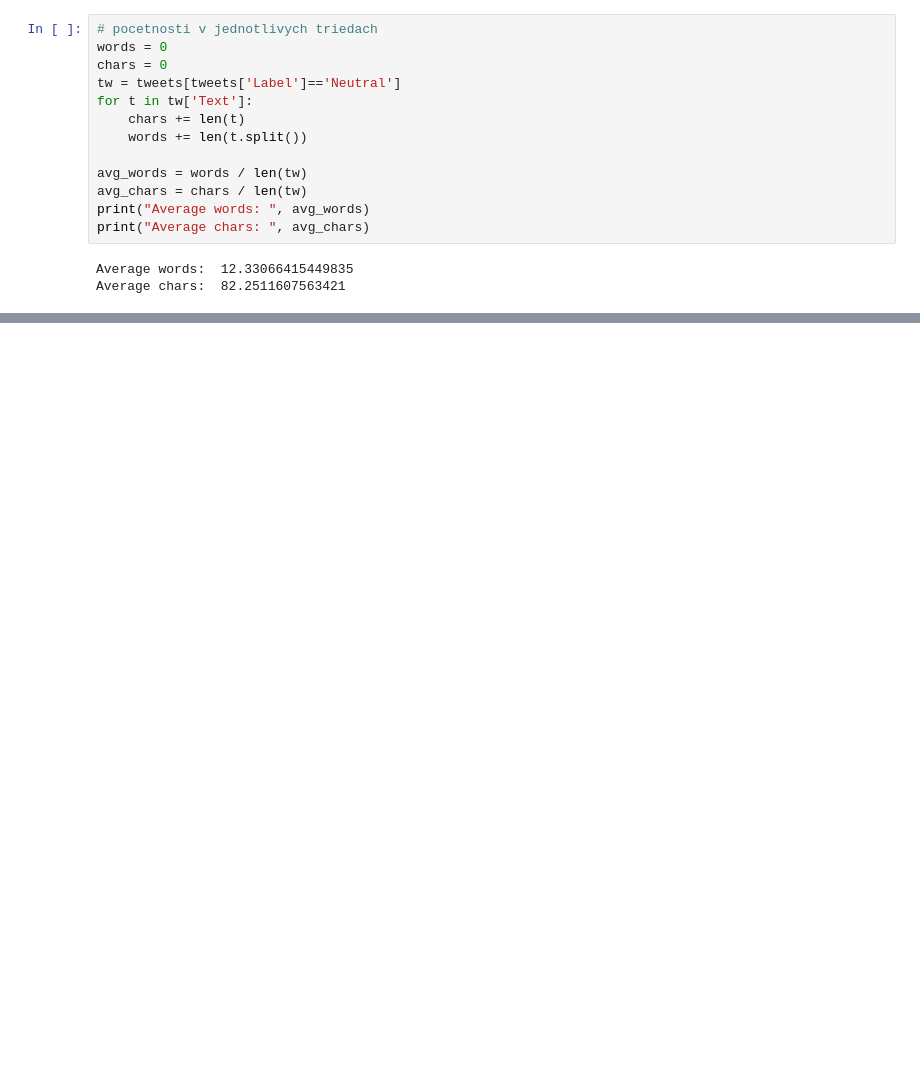
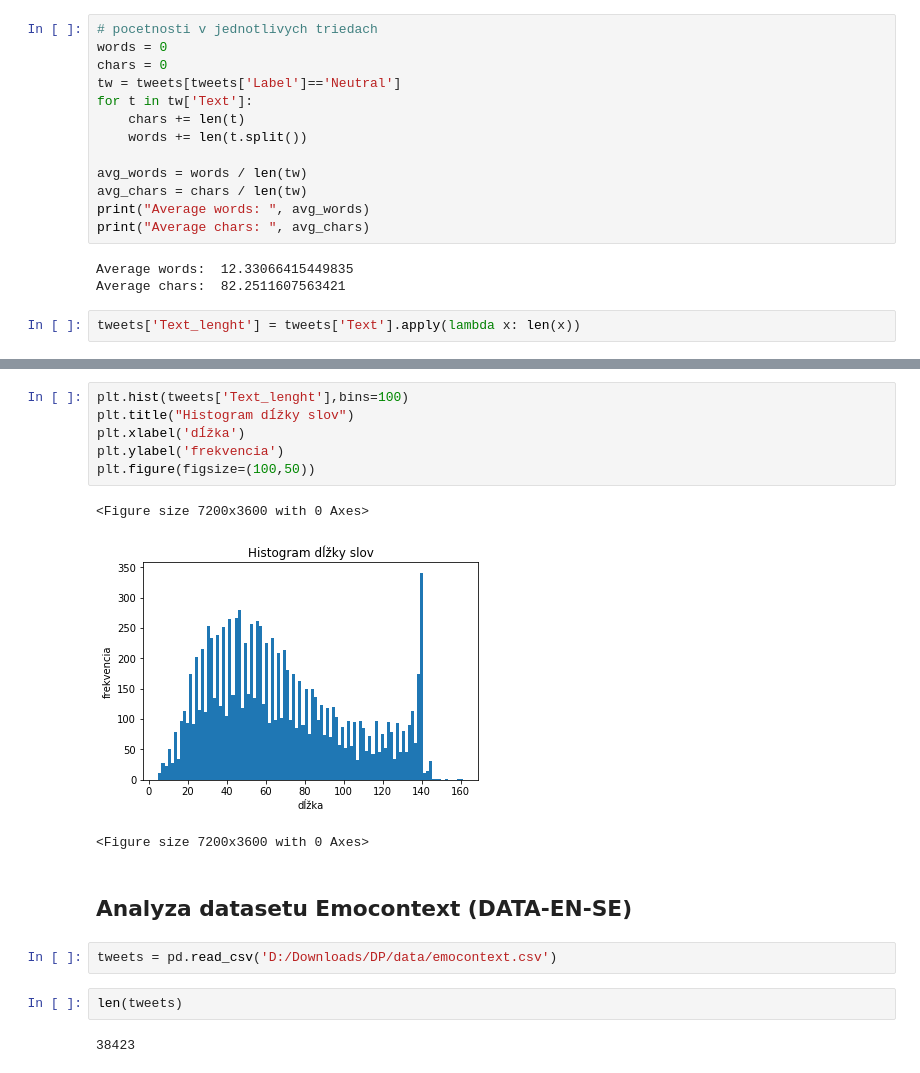
Before and after one commit to simon3358/DP, a Jupyter notebook: analyza_datasetov.ipynb, the cells around one changed output, grey strips where cells are left out. Drawn from its saved outputs; the diff is of its cells as text; blank space fills up the shorter version.

```diff
--- a/analyza_datasetov.ipynb
+++ b/analyza_datasetov.ipynb
@@ -64,3 +65,5 @@ print("Average chars: ", avg_chars)
 # %% [output]
 Average words:  12.33066415449835
 Average chars:  82.2511607563421
+# %%
+tweets['Text_lenght'] = tweets['Text'].apply(lambda x: len(x))
@@ -66,0 +94,18 @@ Average chars:  82.2511607563421
+# %%
+plt.hist(tweets['Text_lenght'],bins=100)
+plt.title("Histogram dĺžky slov")
+plt.xlabel('dĺžka')
+plt.ylabel('frekvencia')
+plt.figure(figsize=(100,50))
+# %% [output]
+<Figure size 7200x3600 with 0 Axes>
+[figure, added]
+<Figure size 7200x3600 with 0 Axes>
+# %% [markdown]
+## Analyza datasetu Emocontext (DATA-EN-SE)
+# %%
+tweets = pd.read_csv('D:/Downloads/DP/data/emocontext.csv')
+# %%
+len(tweets)
+# %% [output]
+38423
```
Also changed, not shown: parts of 48 cells of this notebook, 17 other files.
